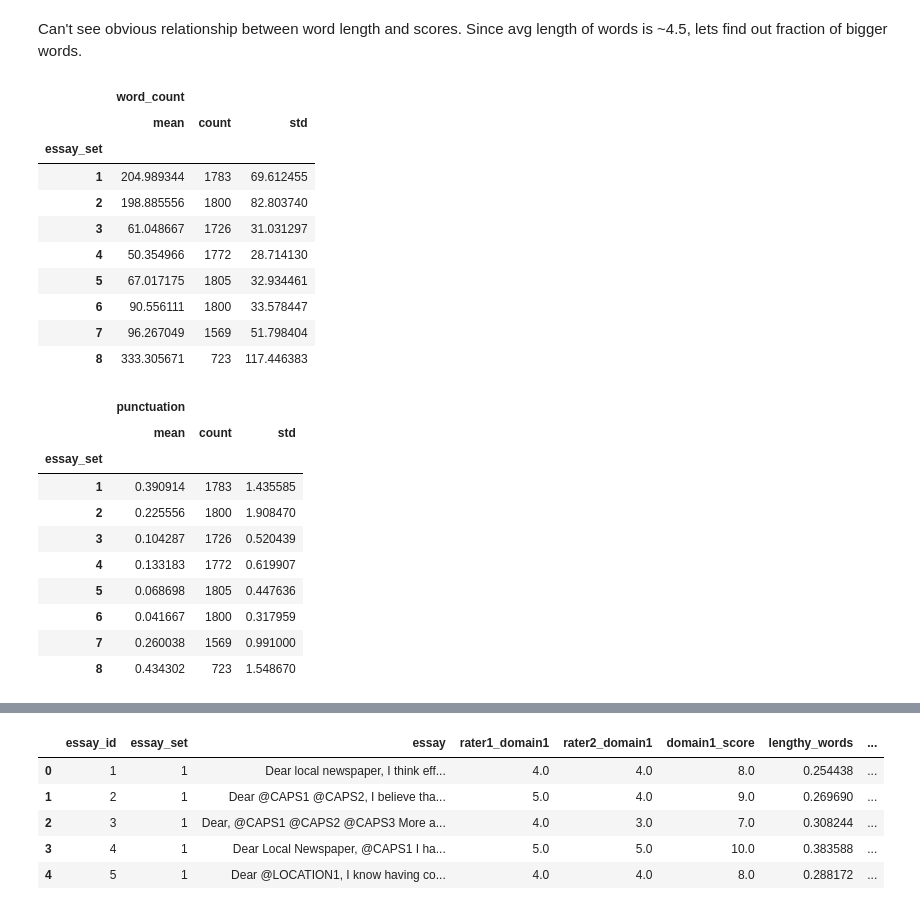
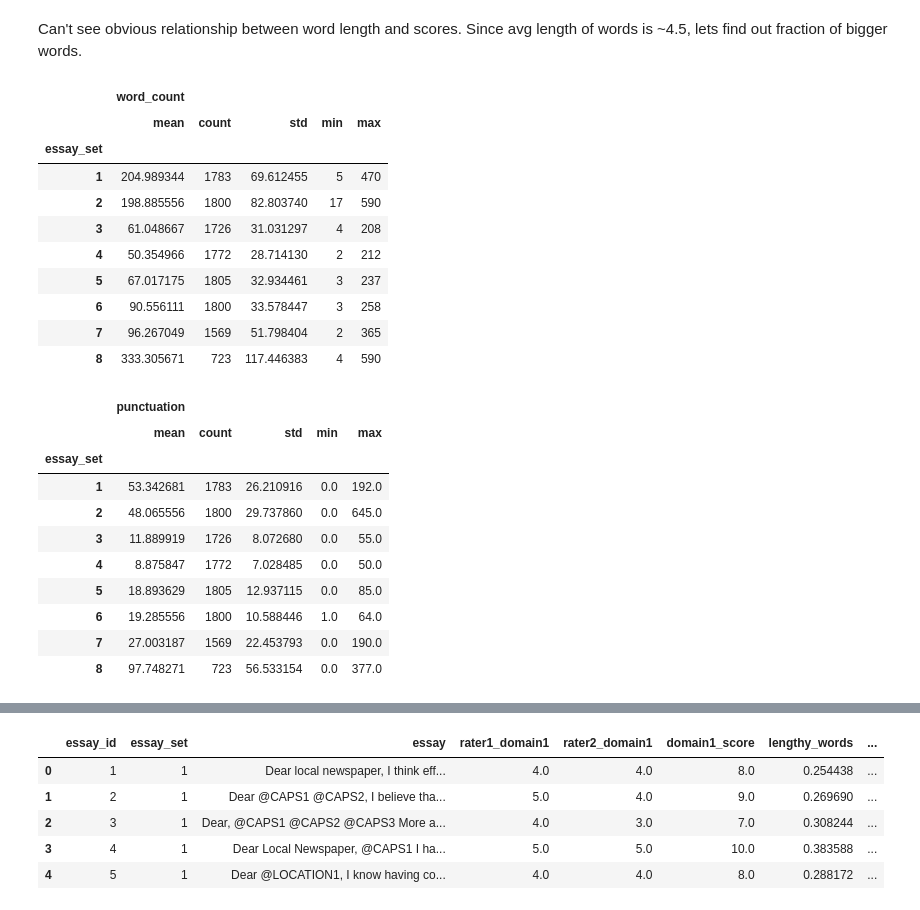
Before and after one commit to kunalrdeshmukh/Essay-Score-Prediction, a Jupyter notebook: Feature_Extraction.ipynb, the cells around one changed output, grey strips where cells are left out. Drawn from its saved outputs; the diff is of its cells as text; code cells hidden in the pictures.

```diff
--- a/Feature_Extraction.ipynb
+++ b/Feature_Extraction.ipynb
@@ -184,19 +184,19 @@ Can't see obvious relationship between word length and scores. Since avg length
 # %%
 df['word_count'] = df['tokenized_essay'].apply(len,)
 # %%
-df[['essay_set','word_count']].groupby(['essay_set']).agg(['mean', 'count','std'])
+df[['essay_set','word_count']].groupby(['essay_set']).agg(['mean', 'count','std','min','max'])
 # %% [output]
-|  | word_count |  |  |
-|  | mean | count | std |
-| essay_set |  |  |  |
-| 1 | 204.989344 | 1783 | 69.612455 |
-| 2 | 198.885556 | 1800 | 82.803740 |
-| 3 | 61.048667 | 1726 | 31.031297 |
-| 4 | 50.354966 | 1772 | 28.714130 |
-| 5 | 67.017175 | 1805 | 32.934461 |
-| 6 | 90.556111 | 1800 | 33.578447 |
-| 7 | 96.267049 | 1569 | 51.798404 |
-| 8 | 333.305671 | 723 | 117.446383 |
+|  | word_count |  |  |  |  |
+|  | mean | count | std | min | max |
+| essay_set |  |  |  |  |  |
+| 1 | 204.989344 | 1783 | 69.612455 | 5 | 470 |
+| 2 | 198.885556 | 1800 | 82.803740 | 17 | 590 |
+| 3 | 61.048667 | 1726 | 31.031297 | 4 | 208 |
+| 4 | 50.354966 | 1772 | 28.714130 | 2 | 212 |
+| 5 | 67.017175 | 1805 | 32.934461 | 3 | 237 |
+| 6 | 90.556111 | 1800 | 33.578447 | 3 | 258 |
+| 7 | 96.267049 | 1569 | 51.798404 | 2 | 365 |
+| 8 | 333.305671 | 723 | 117.446383 | 4 | 590 |
 # %%
 punctuation = string.punctuation
 # %%
@@ -209,19 +209,19 @@ def get_punctuation_count(a,punctuation):
 # %%
 df['punctuation'] = df['essay'].apply(lambda x: get_punctuation_count(x,punctuation),)
 # %%
-df[['essay_set','punctuation']].groupby(['essay_set']).agg(['mean', 'count','std'])
+df[['essay_set','punctuation']].groupby(['essay_set']).agg(['mean', 'count','std','min','max'])
 # %% [output]
-|  | punctuation |  |  |
-|  | mean | count | std |
-| essay_set |  |  |  |
-| 1 | 0.390914 | 1783 | 1.435585 |
-| 2 | 0.225556 | 1800 | 1.908470 |
-| 3 | 0.104287 | 1726 | 0.520439 |
-| 4 | 0.133183 | 1772 | 0.619907 |
-| 5 | 0.068698 | 1805 | 0.447636 |
-| 6 | 0.041667 | 1800 | 0.317959 |
-| 7 | 0.260038 | 1569 | 0.991000 |
-| 8 | 0.434302 | 723 | 1.548670 |
+|  | punctuation |  |  |  |  |
+|  | mean | count | std | min | max |
+| essay_set |  |  |  |  |  |
+| 1 | 53.342681 | 1783 | 26.210916 | 0.0 | 192.0 |
+| 2 | 48.065556 | 1800 | 29.737860 | 0.0 | 645.0 |
+| 3 | 11.889919 | 1726 | 8.072680 | 0.0 | 55.0 |
+| 4 | 8.875847 | 1772 | 7.028485 | 0.0 | 50.0 |
+| 5 | 18.893629 | 1805 | 12.937115 | 0.0 | 85.0 |
+| 6 | 19.285556 | 1800 | 10.588446 | 1.0 | 64.0 |
+| 7 | 27.003187 | 1569 | 22.453793 | 0.0 | 190.0 |
+| 8 | 97.748271 | 723 | 56.533154 | 0.0 | 377.0 |
 # %%
 def get_mentions(a):
     return filter(lambda x:x[0]=='@', a.split())
```
Also changed, not shown: parts of 28 cells of this notebook.
